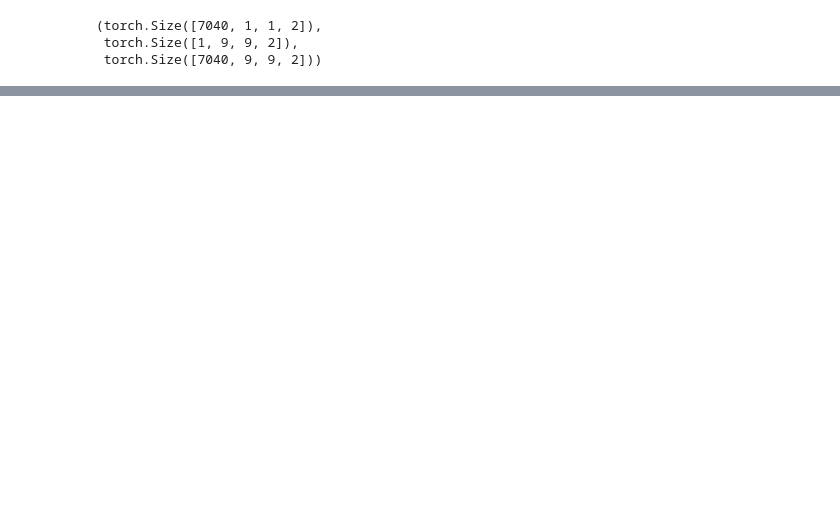
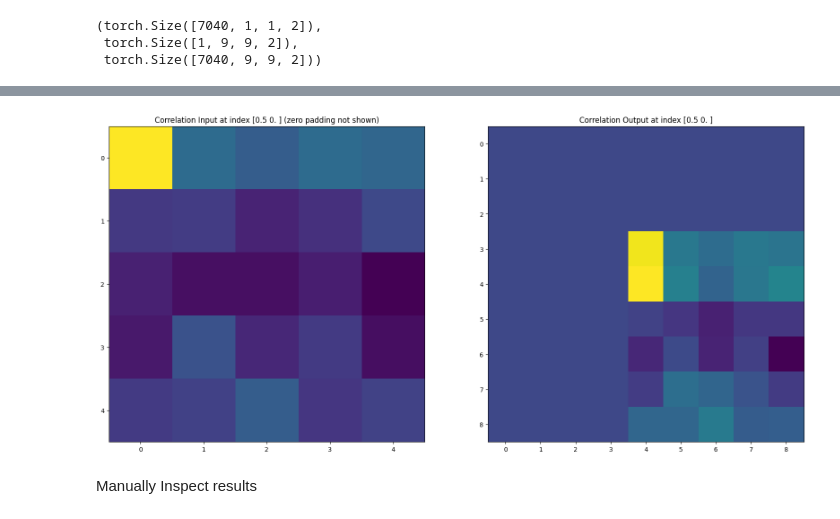
Before and after one commit to itberrios/CV_projects, a Jupyter notebook: RAFT/RAFT_deep_dive.ipynb, the cells around one changed output, grey strips where cells are left out. Drawn from its saved outputs; the diff is of its cells as text; code cells hidden in the pictures; blank space fills up the shorter version.

```diff
--- a/RAFT/RAFT_deep_dive.ipynb
+++ b/RAFT/RAFT_deep_dive.ipynb
@@ -251,0 +317,11 @@ Sample the
+# %%
+xi0, xi1 = coords_lvl[idx, 0, 0, 0].cpu().numpy(), coords_lvl[idx, -1, 0, 0].cpu().numpy() + 1
+yi0, yi1 = coords_lvl[idx, 0, 0, 1].cpu().numpy(), coords_lvl[idx, 0, -1, 1].cpu().numpy() + 1
+
+xi0, xi1 = int(np.clip(xi0, 0, np.infty)), int(np.clip(xi1, 0, np.infty))
+yi0, yi1 = int(np.clip(yi0, 0, np.infty)), int(np.clip(yi1, 0, np.infty))
+
+# xi0, xi1 = int(xi0), int(xi1)
+# yi0, yi1 = int(yi0), int(yi1)
+
+xi0, xi1, yi0, yi1
@@ -274,0 +363,25 @@ tensor([[ 0.,  0.,  0.,  0.,  0.,  0.,  0.,  0.,  0.],
+# %%
+
+
+_, (ax0, ax1) = plt.subplots(1,2, figsize=(20,10))
+
+# ax0.imshow(_corr[idx, 0, 19:28, 52:61].detach().cpu().numpy().T)
+# ax0.set_title(f"Correlation Input at index {idx}")
+# ax1.imshow(corr[idx, 0, :, :].detach().cpu().numpy())
+# ax1.set_title(f"Correlation Output at index {idx}");
+
+# ensure orientations are consistentidx
+# input_corr = _corr[idx, 0, yi0:yi1, xi0:xi1].detach().cpu().numpy()
+# output_corr = corr[idx, 0, :, :].detach().cpu().numpy().T
+
+input_corr = _corr[idx, 0, yi0:yi1, xi0:xi1].detach().cpu().numpy().T
+output_corr = corr[idx, 0, :, :].detach().cpu().numpy()
+
+ax0.imshow(input_corr)
+ax0.set_title(f"Correlation Input at index {pixel_loc} (zero padding not shown)")
+ax1.imshow(output_corr)
+ax1.set_title(f"Correlation Output at index {pixel_loc}");
+# %% [output]
+[figure, added]
+# %% [markdown]
+Manually Inspect results
```
Also changed, not shown: parts of 50 cells of this notebook.
